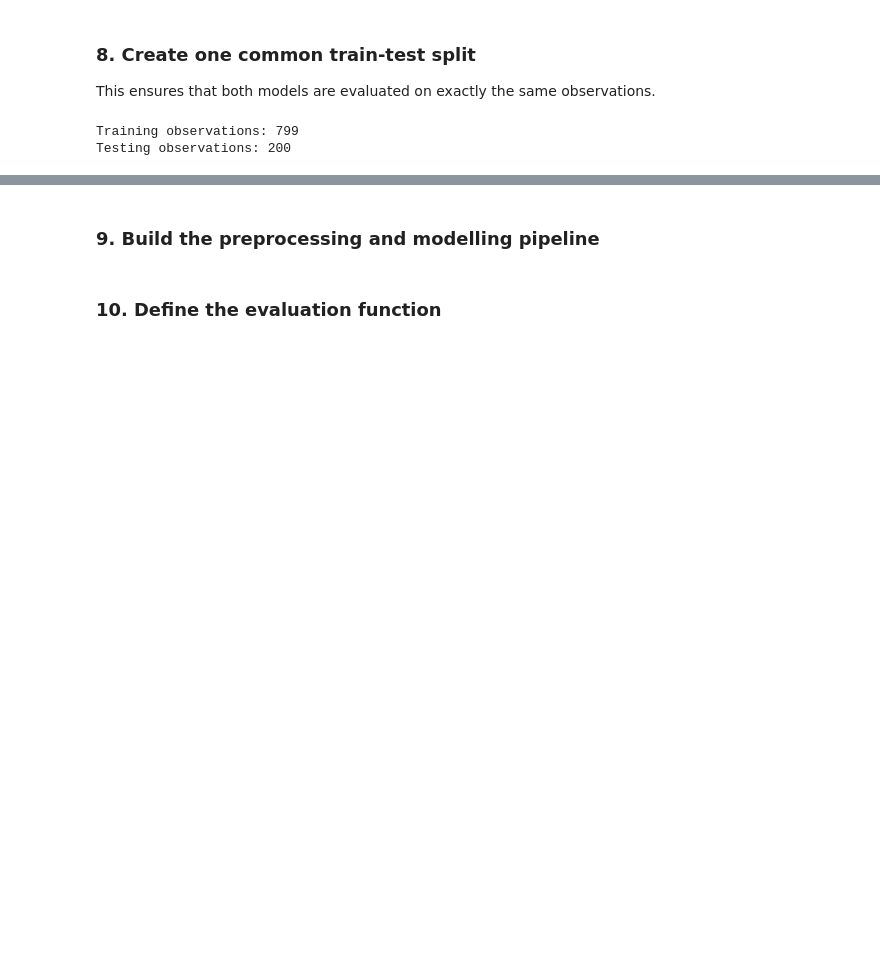
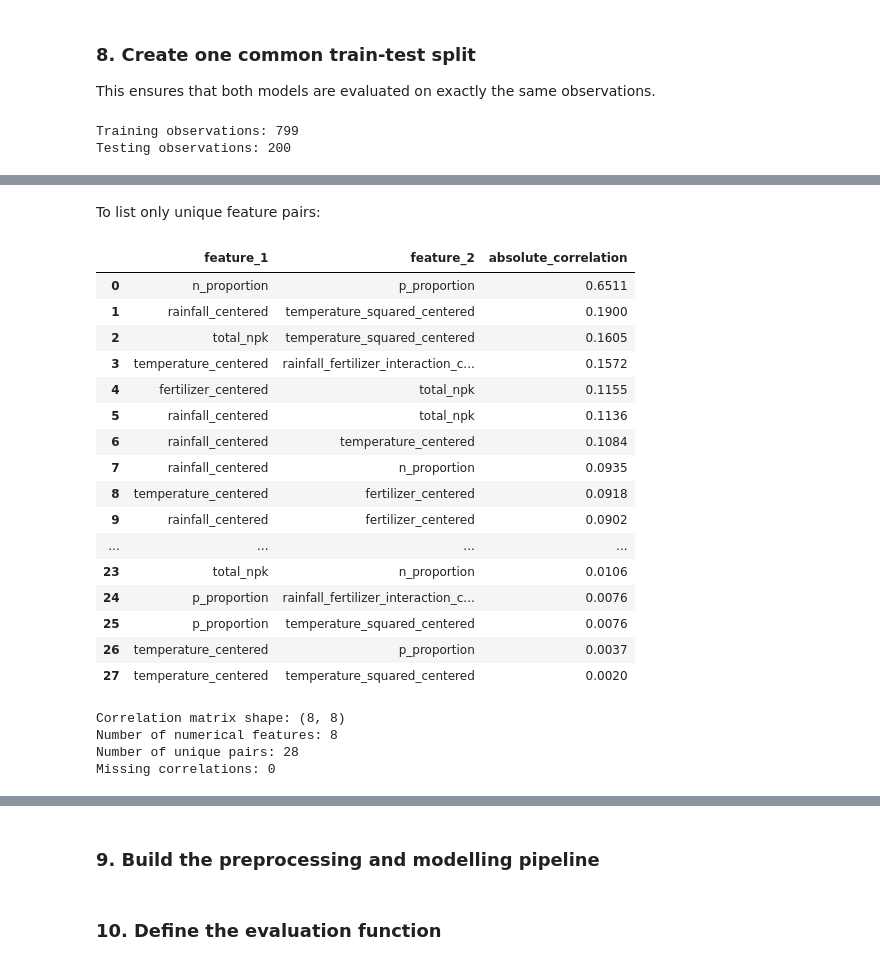
Before and after one commit to Ronkecrown/gamma2-crop-yield-prediction, a Jupyter notebook: notebooks/04_baseline_model.ipynb, the cells around one changed output, grey strips where cells are left out. Drawn from its saved outputs; the diff is of its cells as text; code cells hidden in the pictures; blank space fills up the shorter version.

```diff
--- a/notebooks/04_baseline_model.ipynb
+++ b/notebooks/04_baseline_model.ipynb
@@ -249,0 +431,59 @@ Testing observations: 200
+# %% [markdown]
+To list only unique feature pairs:
+# %%
+engineered_correlation = (
+    X_engineered_train[engineered_numerical_features]
+    .corr()
+    .abs()
+)
+
+# Obtain the row and column positions above the diagonal
+row_indices, column_indices = np.triu_indices(
+    n=engineered_correlation.shape[0],
+    k=1
+)
+
+# Build the table directly from those positions
+correlation_pairs = pd.DataFrame({
+    "feature_1": engineered_correlation.index[row_indices],
+    "feature_2": engineered_correlation.columns[column_indices],
+    "absolute_correlation": engineered_correlation.to_numpy()[
+        row_indices,
+        column_indices
+    ]
+})
+
+correlation_pairs = (
+    correlation_pairs
+    .sort_values("absolute_correlation", ascending=False)
+    .reset_index(drop=True)
+)
+
+display(correlation_pairs.round(4))
+
+print("Correlation matrix shape:", engineered_correlation.shape)
+print("Number of numerical features:", len(engineered_numerical_features))
+print("Number of unique pairs:", len(correlation_pairs))
+print("Missing correlations:", correlation_pairs["absolute_correlation"].isna().sum())
+# %% [output]
+|  | feature_1 | feature_2 | absolute_correlation |
+| 0 | n_proportion | p_proportion | 0.6511 |
+| 1 | rainfall_centered | temperature_squared_centered | 0.1900 |
+| 2 | total_npk | temperature_squared_centered | 0.1605 |
+| 3 | temperature_centered | rainfall_fertilizer_interaction_c... | 0.1572 |
+| 4 | fertilizer_centered | total_npk | 0.1155 |
+| 5 | rainfall_centered | total_npk | 0.1136 |
+| 6 | rainfall_centered | temperature_centered | 0.1084 |
+| 7 | rainfall_centered | n_proportion | 0.0935 |
+| 8 | temperature_centered | fertilizer_centered | 0.0918 |
+| 9 | rainfall_centered | fertilizer_centered | 0.0902 |
+| ... | ... | ... | ... |
+| 23 | total_npk | n_proportion | 0.0106 |
+| 24 | p_proportion | rainfall_fertilizer_interaction_c... | 0.0076 |
+| 25 | p_proportion | temperature_squared_centered | 0.0076 |
+| 26 | temperature_centered | p_proportion | 0.0037 |
+| 27 | temperature_centered | temperature_squared_centered | 0.0020 |
+Correlation matrix shape: (8, 8)
+Number of numerical features: 8
+Number of unique pairs: 28
+Missing correlations: 0
```
Also changed, not shown: parts of 21 cells of this notebook, 3 other files.
